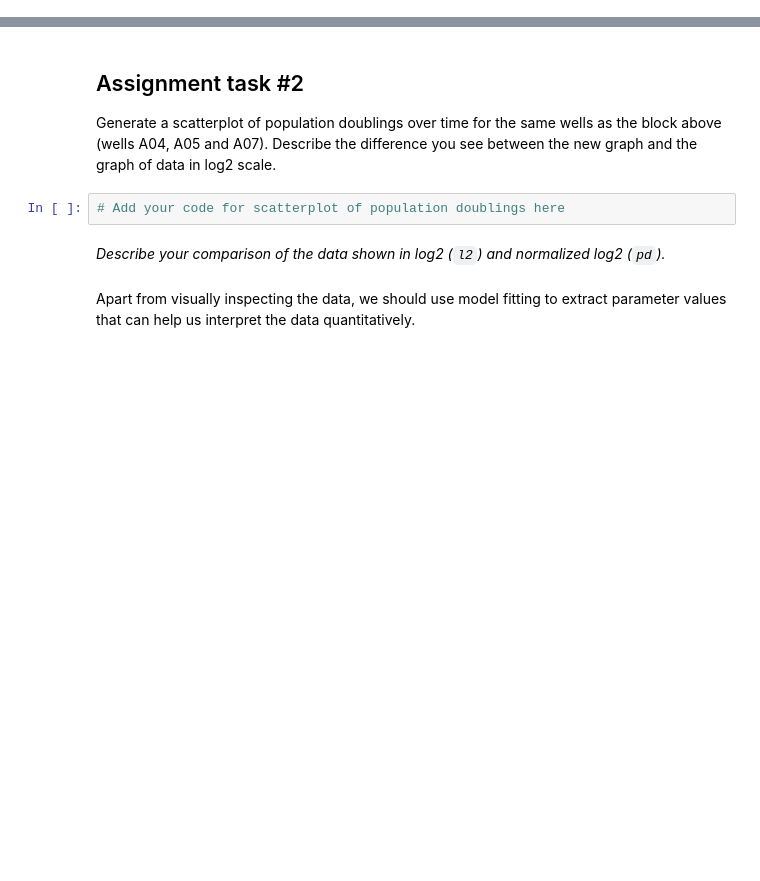
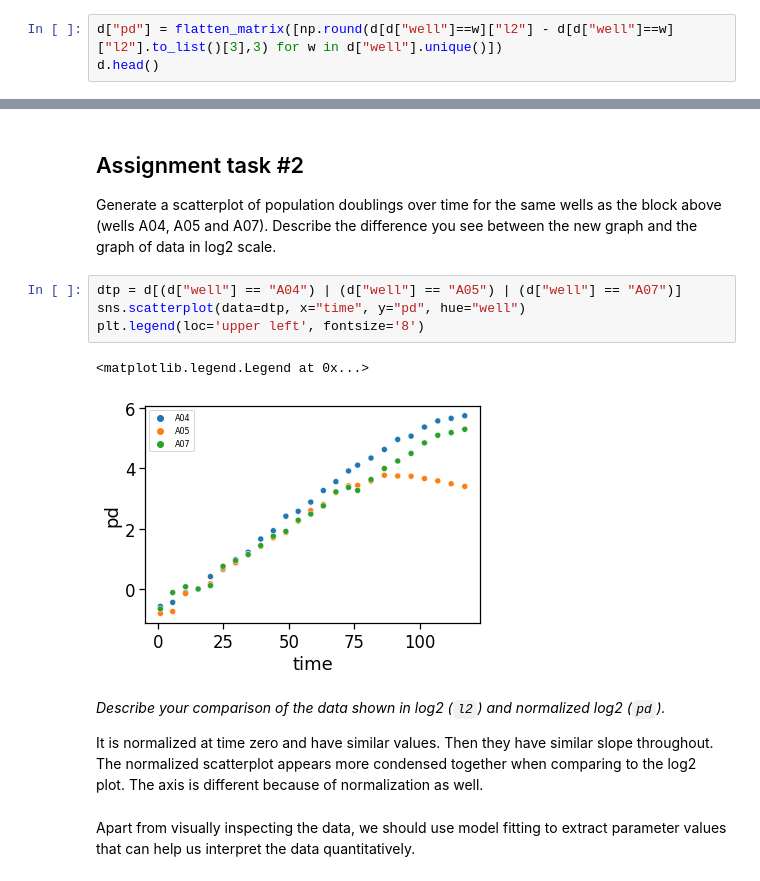
Before and after one commit to VU-CSP/github-assignment-davidaslaner, a Jupyter notebook: PopGrowthLecture_assignment_DA.ipynb, the cells around one changed output, grey strips where cells are left out. Drawn from its saved outputs; the diff is of its cells as text; blank space fills up the shorter version.

```diff
--- a/PopGrowthLecture_assignment_DA.ipynb
+++ b/PopGrowthLecture_assignment_DA.ipynb
@@ -152,0 +163,3 @@ Copy and execute a chunk of code from the line assigning values to `d["pd"]`. De
+# %%
+d["pd"] = flatten_matrix([np.round(d[d["well"]==w]["l2"] - d[d["well"]==w]["l2"].to_list()[3],3) for w in d["well"].unique()])
+d.head()
@@ -238,10 +272,17 @@ plt.legend(loc='upper left', fontsize='8')
 # %% [markdown]
 ## Assignment task #2
 Generate a scatterplot of population doublings over time for the same wells as the block above (wells A04, A05 and A07). Describe the difference you see between the new graph and the graph of data in log2 scale.
-# %%
-# Add your code for scatterplot of population doublings here
-# %% [markdown]
-*Describe your comparison of the data shown in log2 (`l2`) and normalized log2 (`pd`).*
+# %%
+dtp = d[(d["well"] == "A04") | (d["well"] == "A05") | (d["well"] == "A07")]
+sns.scatterplot(data=dtp, x="time", y="pd", hue="well")
+plt.legend(loc='upper left', fontsize='8')
+# %% [output]
+<matplotlib.legend.Legend at 0x...>
+[figure, added]
+# %% [markdown]
+*Describe your comparison of the data shown in log2 (`l2`) and normalized log2 (`pd`).*
+
+It is normalized at time zero and have similar values. Then they have similar slope throughout. The normalized scatterplot appears more condensed together when comparing to the log2 plot. The axis is different because of normalization as well.
 # %% [markdown]
 Apart from visually inspecting the data, we should use model fitting to extract parameter values that can help us interpret the data quantitatively.
 # %% [markdown]
```
Also changed, not shown: parts of 26 cells of this notebook.
